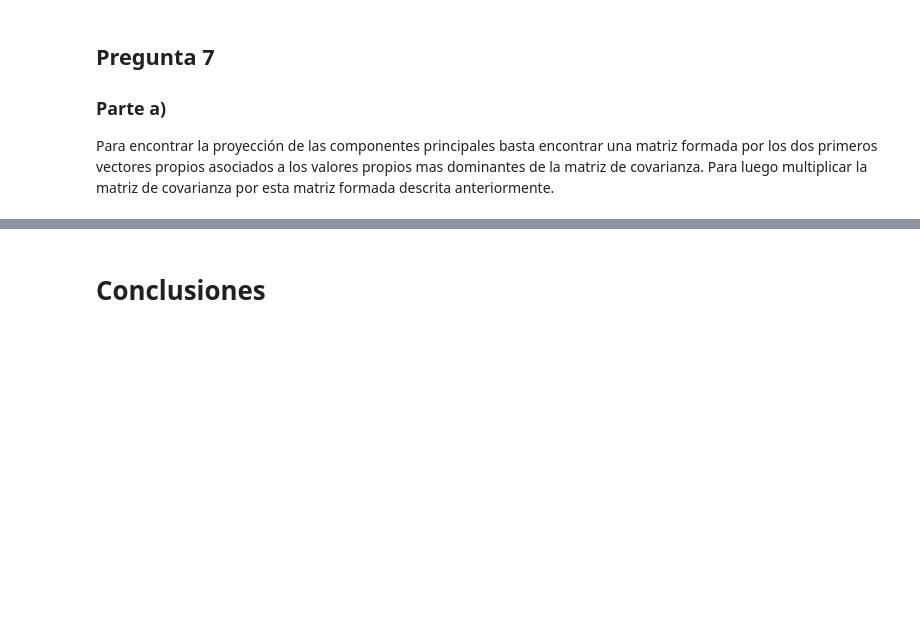
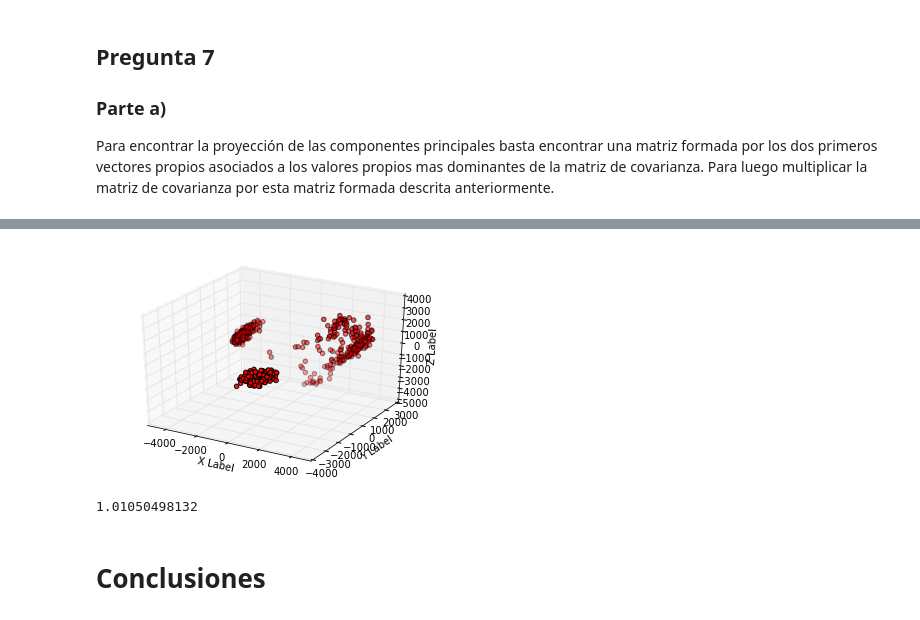
Before and after one commit to gemoya/cc2, a Jupyter notebook: lab1/tarea1.ipynb, the cells around one changed output, grey strips where cells are left out. Saved outputs shown, nothing was run; the diff lists cells and outputs as text; code cells hidden in the pictures; blank space fills up the shorter version.

Commit message:
grafico 7b y explained covs

```diff
--- a/lab1/tarea1.ipynb
+++ b/lab1/tarea1.ipynb
@@ -350,3 +336,31 @@ TypeError: unbound method scatter() must be called with Axes3D instance as first
+# %%
+l,u = k_eigen_finder(cov_x, 10, 3, i_guess)
+
+u = np.column_stack((u[0],u[1],u[2]))
+base_3 = np.dot(X,u)
+
+fig = plt.figure()
+ax = fig.add_subplot(111, projection='3d')
+
+ax.scatter(base_3[:,0], base_3[:,1], base_3[:,2], c='r', marker='o')
+
+ax.set_xlabel('X Label')
+ax.set_ylabel('Y Label')
+ax.set_zlabel('Z Label')
+
+plt.show()
+
+cov_3 = base_3
+cov_3 -= cov_3.mean(axis=0)
+cov_3 = np.dot(np.transpose(cov_3),cov_3)
+m = cov_3.shape[1]
+cov_3 = np.divide(cov_3,m-1)
+l_3,u_3 = k_eigen_finder(cov_3, 10, 3, i_guess)
+explained_cov_3 = np.divide(np.sum(l_3),cov_3.sum())
+print explained_cov_3
+# %% [output]
+[figure, added]
+1.01050498132
 # %% [markdown]
 # Conclusiones
 # %% [markdown]
```
Also changed, not shown: parts of 4 cells of this notebook.
